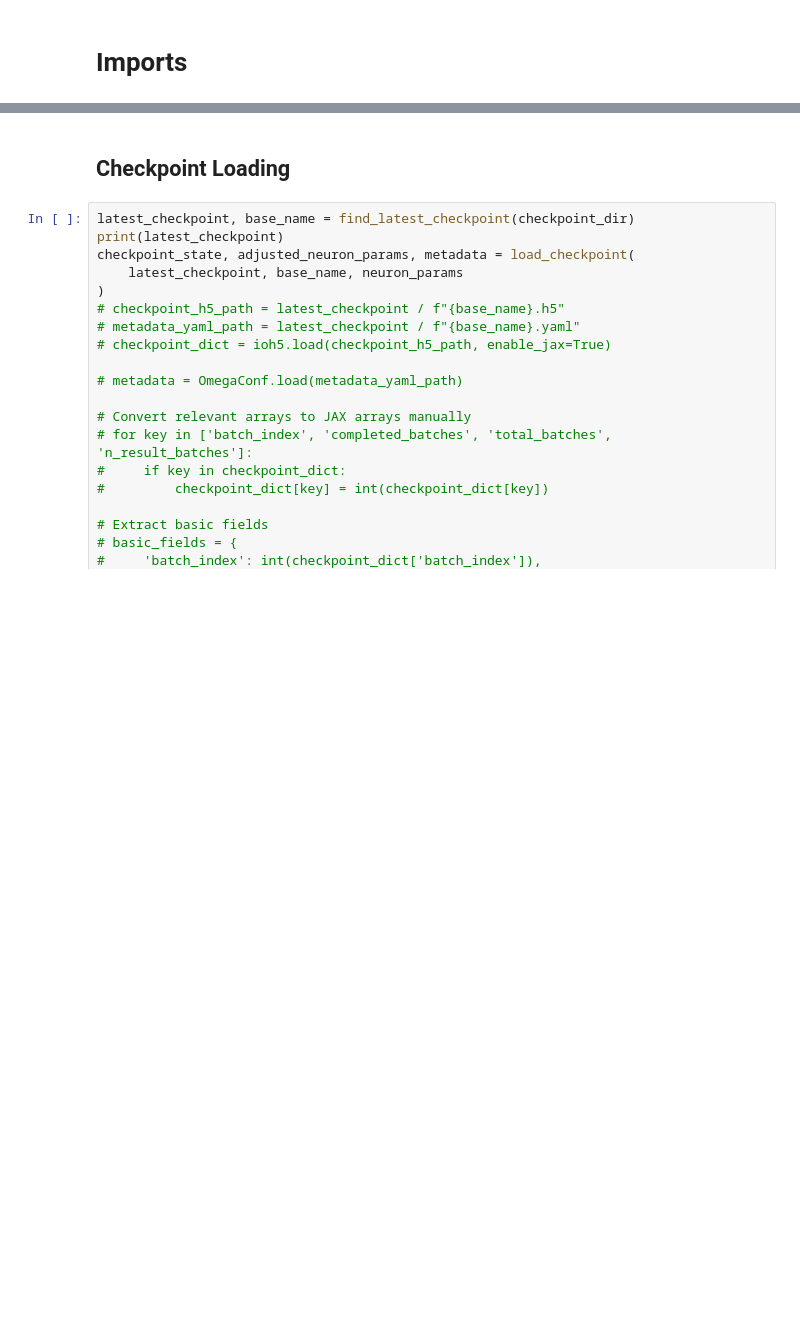
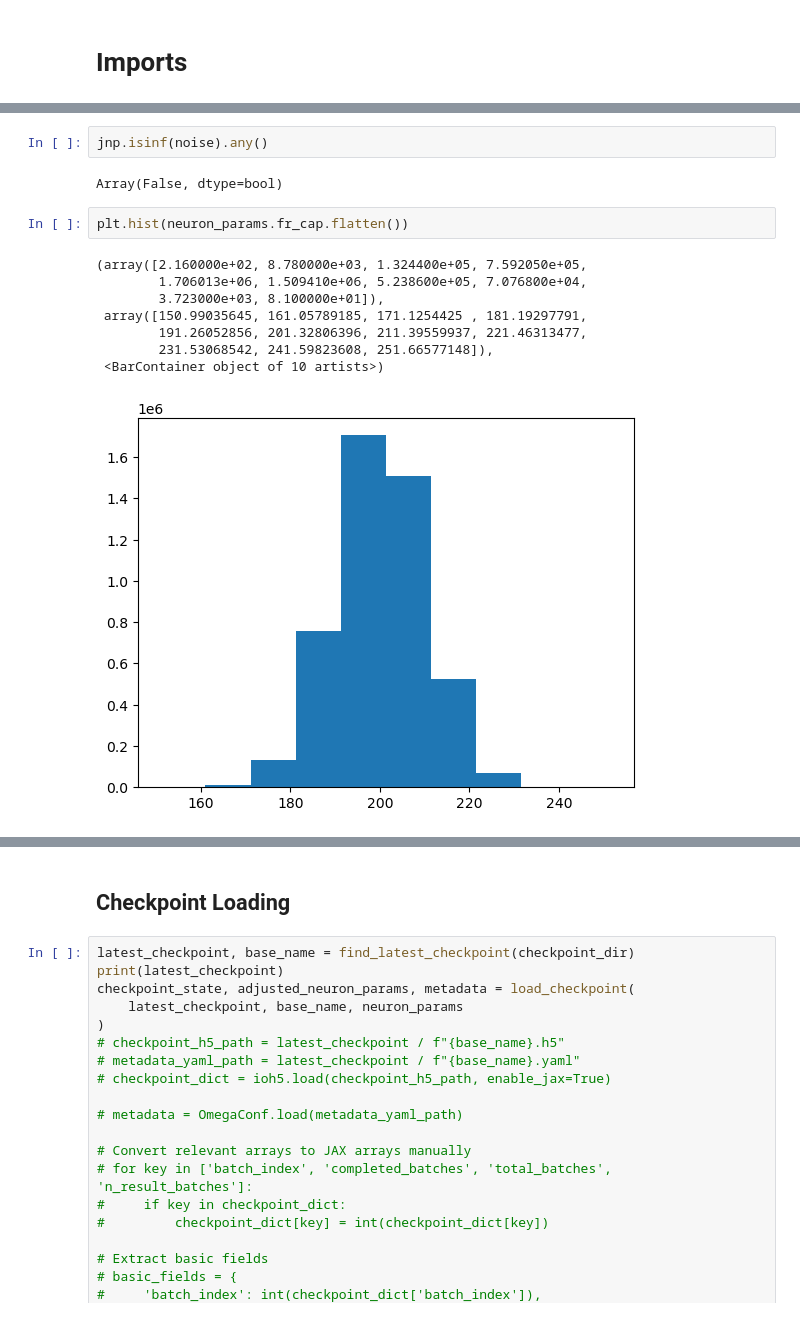
Before and after one commit to smpuglie/Pugliese_cpg_2025, a Jupyter notebook: notebooks/run_config.ipynb, the cells around one changed output, grey strips where cells are left out. Drawn from its saved outputs; the diff is of its cells as text; blank space fills up the shorter version.

```diff
--- a/notebooks/run_config.ipynb
+++ b/notebooks/run_config.ipynb
@@ -159,3 +169,18 @@ if cfg.sim.enable_checkpointing and hasattr(cfg, 'paths'):
+# %%
+jnp.isinf(noise).any()
+# %% [output]
+Array(False, dtype=bool)
+# %%
+plt.hist(neuron_params.fr_cap.flatten())
+# %% [output]
+(array([2.160000e+02, 8.780000e+03, 1.324400e+05, 7.592050e+05,
+        1.706013e+06, 1.509410e+06, 5.238600e+05, 7.076800e+04,
+        3.723000e+03, 8.100000e+01]),
+ array([150.99035645, 161.05789185, 171.1254425 , 181.19297791,
+        191.26052856, 201.32806396, 211.39559937, 221.46313477,
+        231.53068542, 241.59823608, 251.66577148]),
+ <BarContainer object of 10 artists>)
+[figure, added]
 # %%
 print("Loading network configuration...")
 W_table = load_wTable(cfg.experiment.dfPath)
```
Also changed, not shown: parts of 9 cells of this notebook, 2 other files.
